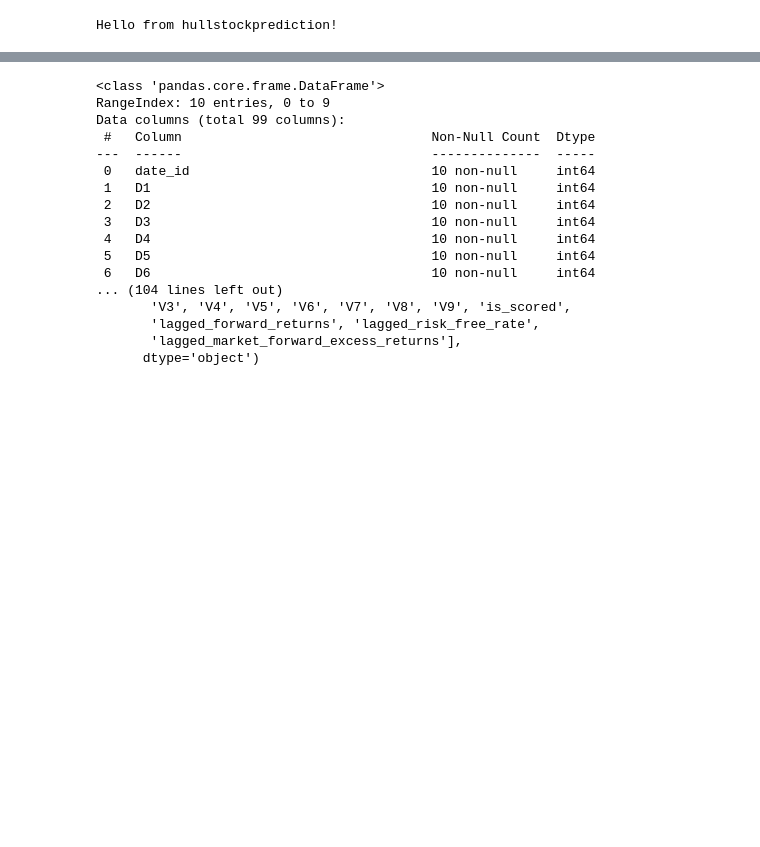
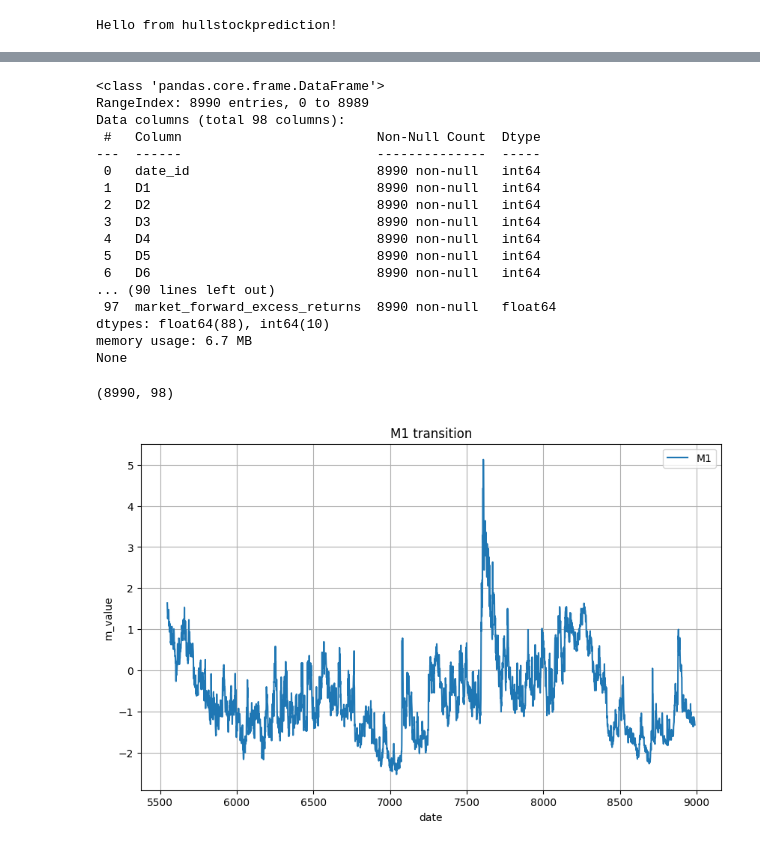
Before and after one commit to Taigairisa/hullstockprediction, a Jupyter notebook: note.ipynb, the cells around one changed output, grey strips where cells are left out. Drawn from its saved outputs; the diff is of its cells as text; code cells hidden in the pictures; blank space fills up the shorter version.

```diff
--- a/note.ipynb
+++ b/note.ipynb
@@ -5,7 +5,7 @@ Hello from hullstockprediction!
 # %%
 import pandas as pd
 
-df = pd.read_csv("data/test.csv")
+df = pd.read_csv("data/train.csv")
 
 print(df.head(5))
 # %% [output]
@@ -30,19 +98,51 @@ print(df.head(5))
 print(df.info())
 # %% [output]
 <class 'pandas.core.frame.DataFrame'>
-RangeIndex: 10 entries, 0 to 9
-Data columns (total 99 columns):
- #   Column                                Non-Null Count  Dtype
----  ------                                --------------  -----
- 0   date_id                               10 non-null     int64
- 1   D1                                    10 non-null     int64
- 2   D2                                    10 non-null     int64
- 3   D3                                    10 non-null     int64
- 4   D4                                    10 non-null     int64
- 5   D5                                    10 non-null     int64
- 6   D6                                    10 non-null     int64
-... (104 lines left out)
-       'V3', 'V4', 'V5', 'V6', 'V7', 'V8', 'V9', 'is_scored',
-       'lagged_forward_returns', 'lagged_risk_free_rate',
-       'lagged_market_forward_excess_returns'],
-      dtype='object')
+RangeIndex: 8990 entries, 0 to 8989
+Data columns (total 98 columns):
+ #   Column                         Non-Null Count  Dtype
+---  ------                         --------------  -----
+ 0   date_id                        8990 non-null   int64
+ 1   D1                             8990 non-null   int64
+ 2   D2                             8990 non-null   int64
+ 3   D3                             8990 non-null   int64
+ 4   D4                             8990 non-null   int64
+ 5   D5                             8990 non-null   int64
+ 6   D6                             8990 non-null   int64
+... (90 lines left out)
+ 97  market_forward_excess_returns  8990 non-null   float64
+dtypes: float64(88), int64(10)
+memory usage: 6.7 MB
+None
+# %%
+import matplotlib.pyplot as plt
+
+print(df.shape)
+
+# グラフのサイズを設定
+plt.figure(figsize=(10, 6))
+
+# 折れ線グラフを描画
+# df.plot()でも描画可能ですが、より詳細な設定をする場合は以下のように書きます
+plt.plot(df['date_id'], df['M1'], label='M1')
+
+# グラフのタイトルを設定
+plt.title('M1 transition')
+
+# x軸のラベルを設定
+plt.xlabel('date')
+
+# y軸のラベルを設定
+plt.ylabel('m_value')
+
+# 凡例を表示
+plt.legend()
+
+# グリッド線を表示
+plt.grid(True)
+
+# グラフを表示
+plt.show()
+# %% [output]
+(8990, 98)
+[figure, added]
```
Also changed, not shown: parts of 13 cells of this notebook, 5 other files.
